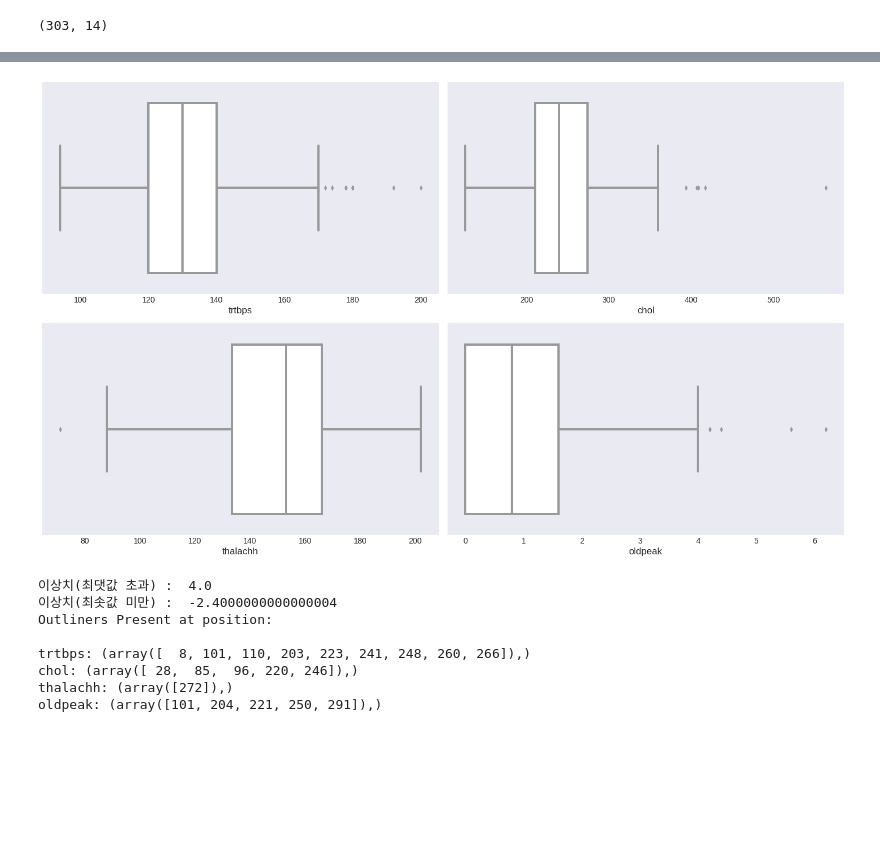
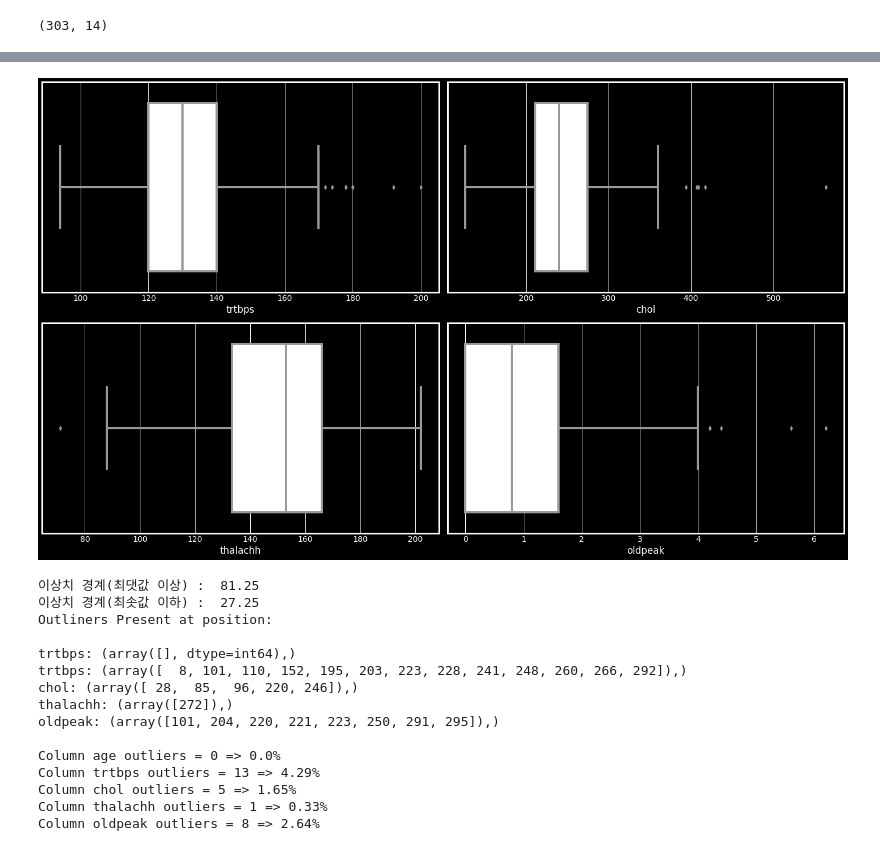
Before and after one commit to kang-jeong-uk/OSSP, a Jupyter notebook: Heart_Attack_Analysis_&_Prediction.ipynb, the cells around one changed output, grey strips where cells are left out. Cells and saved outputs as stored; diff of their text form; code cells hidden in the pictures; blank space fills up the shorter version.

```diff
--- a/Heart_Attack_Analysis_&_Prediction.ipynb
+++ b/Heart_Attack_Analysis_&_Prediction.ipynb
@@ -8,10 +8,9 @@ import matplotlib.pyplot as plt
 import plotly.graph_objs as go
 import plotly.express as px
 plt.style.use('fivethirtyeight')
-plt.style.use('seaborn-dark')
+plt.style.use('dark_background')
 
 from google.colab import drive
 drive.mount('/content/Kaggle_Heart_Attack_data')
 import warnings
-warnings.filterwarnings("ignore")
 # %% [output]
@@ -142,41 +219,62 @@ plt.show()
 # %%
 # 이상치 판별, 시각화
+
+continuous_cols=["age","trtbps","chol","thalachh","oldpeak"]
+continuous_data=data[continuous_cols]
 
 fig, ax1 = plt.subplots(2,2, figsize=(20,12))
 k = 0
 for i in range(2):
     for j in range(2):
         sns.boxplot(data=data,x=data[continuous_cols[1:][k]],saturation=1,ax=ax1[i][j],color="white")
         k+=1
 plt.tight_layout()
 plt.show()
 
 # 이상치 탐색
 
-Q3 = data["oldpeak"].quantile(q=0.75)
-Q1 = data["oldpeak"].quantile(q=0.25)
+Q3 = data["age"].quantile(q=0.75)
+Q1 = data["age"].quantile(q=0.25)
 IQR = Q3 - Q1
 
-print("이상치(최댓값 초과) : ",Q3 + IQR*1.5)
-print("이상치(최솟값 미만) : ", Q1 - IQR*1.5)
+print("이상치 경계(최댓값 이상) : ",Q3 + IQR*1.5)
+print("이상치 경계(최솟값 이하) : ", Q1 - IQR*1.5)
 
 
 #Display the position of outliners.
 print("Outliners Present at position: \n")
-print("trtbps: {}".format(np.where(data['trtbps']>170)))
-print("chol: {}".format(np.where(data['chol']>369.75)))
-print("thalachh: {}".format(np.where(data['thalachh']<84.75)))
-print("oldpeak: {}".format(np.where(data['oldpeak']>4)))
+print("trtbps: {}".format(np.where(data['age']>=82.25)))
+print("trtbps: {}".format(np.where(data['trtbps']>=170)))
+print("chol: {}".format(np.where(data['chol']>=369.75)))
+print("thalachh: {}".format(np.where(data['thalachh']<=84.75)))
+print("oldpeak: {}\n".format(np.where(data['oldpeak']>=4)))
+
+
+
+for k, v in continuous_data.items():
+        q1 = v.quantile(0.25)
+        q3 = v.quantile(0.75)
+        irq = q3 - q1
+        v_col = v[(v <= q1 - 1.5 * irq) | (v >= q3 + 1.5 * irq)]
+        perc = np.shape(v_col)[0] * 100.0 / np.shape(data)[0]
+        print("Column {} outliers = {} => {}%".format(k,len(v_col),round((perc),3)))
 # %% [output]
-[figure, old version]
+[figure, new version]
-이상치(최댓값 초과) :  4.0
-이상치(최솟값 미만) :  -2.4000000000000004
+이상치 경계(최댓값 이상) :  81.25
+이상치 경계(최솟값 이하) :  27.25
 Outliners Present at position:
 
-trtbps: (array([  8, 101, 110, 203, 223, 241, 248, 260, 266]),)
+trtbps: (array([], dtype=int64),)
+trtbps: (array([  8, 101, 110, 152, 195, 203, 223, 228, 241, 248, 260, 266, 292]),)
 chol: (array([ 28,  85,  96, 220, 246]),)
 thalachh: (array([272]),)
-oldpeak: (array([101, 204, 221, 250, 291]),)
+oldpeak: (array([101, 204, 220, 221, 223, 250, 291, 295]),)
+
+Column age outliers = 0 => 0.0%
+Column trtbps outliers = 13 => 4.29%
+Column chol outliers = 5 => 1.65%
+Column thalachh outliers = 1 => 0.33%
+Column oldpeak outliers = 8 => 2.64%
 # %%
 # 이상치 제거(IQR)
 
```
Also changed, not shown: parts of 35 cells of this notebook.
